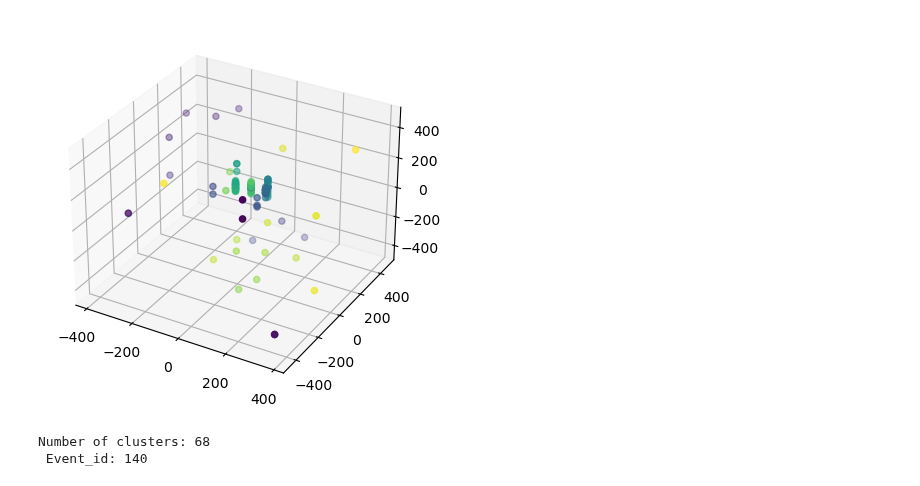
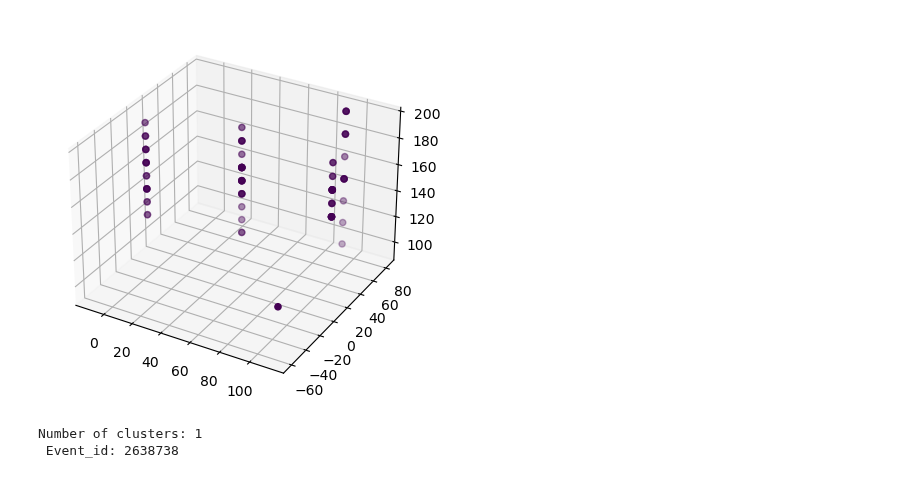
Before and after one commit to kdv97/ice-cube, a Jupyter notebook: clustering/clustering.ipynb, the cells around one changed output. Cells and saved outputs as stored; diff of their text form; code cells hidden in the pictures.

```diff
--- a/clustering/clustering.ipynb
+++ b/clustering/clustering.ipynb
@@ -21,0 +31,5 @@ test = event[['sensor_id', 'time', 'charge']].reset_index()
+# %%
+def normalize_time(event):
+    event_test=event.copy()
+    event_test['time']=event['time']-(event['time'].min())
+    return event_test
@@ -21,0 +40,4 @@ test = event[['sensor_id', 'time', 'charge']].reset_index()
+# %%
+batch1_small=batch1[batch1.auxiliary==False]
+event_list=list(batch1_small.index)
+len(event_list)
@@ -21,0 +46,10 @@ test = event[['sensor_id', 'time', 'charge']].reset_index()
+# %%
+norm_batch=[]
+i=0
+for event_id in event_list:
+    i+=1
+    event=batch1.loc[event_id]
+    norm_event=event.copy()
+    norm_event=normalize_charge(norm_event)
+    norm_event=normalize_time(norm_event)
+    norm_batch.append(event)
@@ -29,6 +71,6 @@ def mydist(a,b):
 # %%
-def cluster_by_event(event, threshhold=150):
+def hcluster_euc_distance(event, threshhold=150):
     trunc_event=event[['sensor_id', 'charge']]
     raw_data = [np.append(id_to_xyz(trunc_event.iloc[i][0]), trunc_event.iloc[i][1]) for i in range(len(trunc_event))]
-    clusters = hcluster.fclusterdata(raw_data, threshhold, metric=mydist, criterion='distance')
+    clusters = hcluster.fclusterdata(raw_data, threshhold, criterion='distance')
     return clusters, raw_data
@@ -56,24 +84,25 @@ for row in raw_data:
 # %%
-#event_id=random.choice(event_list)
-event_id=140
-event=batch1.loc[2638738]
-clusters, raw_data=cluster_by_event(event,150)
+event_id=random.choice(event_list)
+event_id=79
+event_id=2638738
+event=batch1[batch1.auxiliary==False].loc[event_id]
+clusters, raw_data=hcluster_euc_distance(event,150)
 
 
 fig = plt.figure()
 ax = fig.add_subplot(projection='3d')
 
 xs = [a[0] for a in raw_data]
 ys = [a[1] for a in raw_data]
 zs = [a[2] for a in raw_data]
 
 ax.scatter(xs, ys, zs,
            c=clusters)
 
 plt.show()
 
 print("Number of clusters:", len(set(clusters)),'\n Event_id:', event_id )
 # %% [output]
-[figure, old version]
+[figure, new version]
-Number of clusters: 68
- Event_id: 140
+Number of clusters: 1
+ Event_id: 2638738
```
Also changed, not shown: parts of 14 cells of this notebook, 1 other file.
